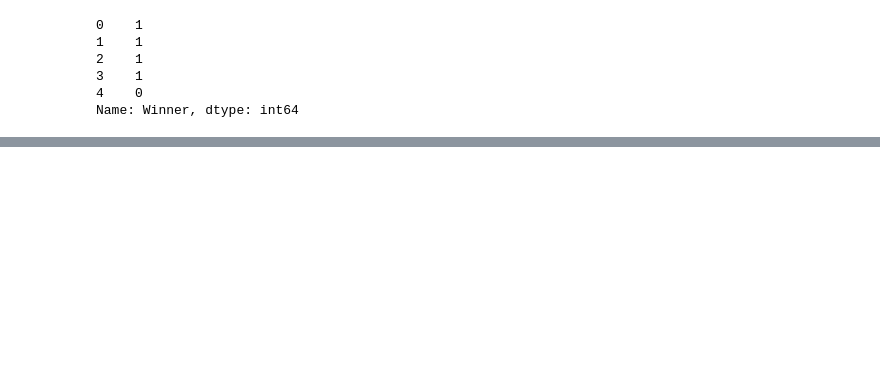
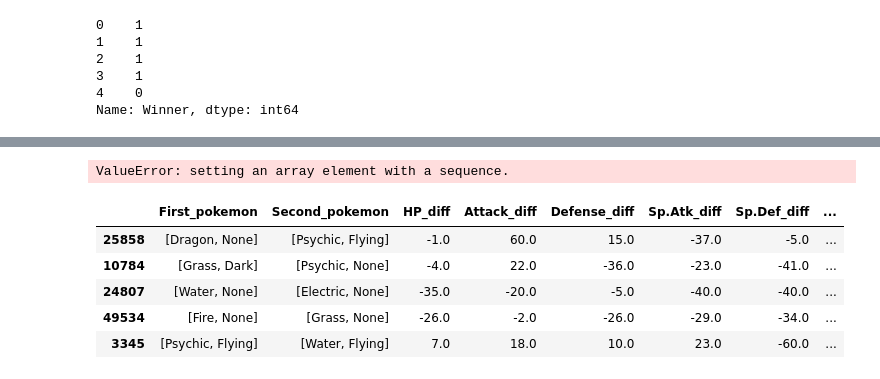
Before and after one commit to innovator-arjun/DataScience-Learning, a Jupyter notebook: Pokemon - Prediction/Updated Pokemon - prediction.ipynb, the cells around one changed output, grey strips where cells are left out. Cells and saved outputs as stored; diff of their text form; code cells hidden in the pictures; blank space fills up the shorter version.

```diff
--- a/Pokemon - Prediction/Updated Pokemon - prediction.ipynb
+++ b/Pokemon - Prediction/Updated Pokemon - prediction.ipynb
@@ -303,8 +303,6 @@ train.head()
 # %%
 train.Legendary[train['Legendary']==False]=0
 train.Legendary[train['Legendary']==True]=1
-# %%
-train['Legendary']=train.Legendary.astype(int)
 # %%
 train.head()
 # %% [output]
@@ -535,4 +535,4 @@ x_train_full.head()
 # %%
 from sklearn.model_selection import train_test_split
 
-x_train,x_cv,y_train,y_cv=
+x_train,x_cv,y_train,y_cv=train_test_split(x_train_full,y_train_full,test_size=0.5,random_state=42)
@@ -538,0 +562,16 @@ x_train,x_cv,y_train,y_cv=
+# %%
+for name,clf in clf_dict.items():
+    model=clf.fit(x_train,y_train)
+    pred=model.pred(x_cv)
+    print('Accuracy of {}:'.format(name), accuracy_score(pred,y_cv))
+# %% [output]
+ValueError: setting an array element with a sequence.
+# %%
+x_train.head()
+# %% [output]
+|  | First_pokemon | Second_pokemon | HP_diff | Attack_diff | Defense_diff | Sp.Atk_diff | Sp.Def_diff | ... |
+| 25858 | [Dragon, None] | [Psychic, Flying] | -1.0 | 60.0 | 15.0 | -37.0 | -5.0 | ... |
+| 10784 | [Grass, Dark] | [Psychic, None] | -4.0 | 22.0 | -36.0 | -23.0 | -41.0 | ... |
+| 24807 | [Water, None] | [Electric, None] | -35.0 | -20.0 | -5.0 | -40.0 | -40.0 | ... |
+| 49534 | [Fire, None] | [Grass, None] | -26.0 | -2.0 | -26.0 | -29.0 | -34.0 | ... |
+| 3345 | [Psychic, Flying] | [Water, Flying] | 7.0 | 18.0 | 10.0 | 23.0 | -60.0 | ... |
```
Also changed, not shown: parts of 8 cells of this notebook.
